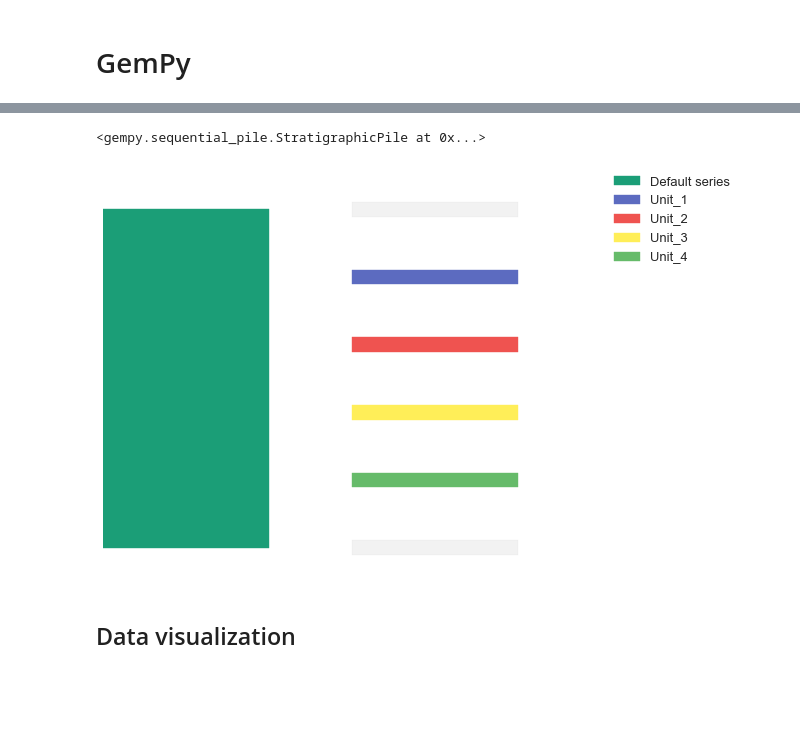
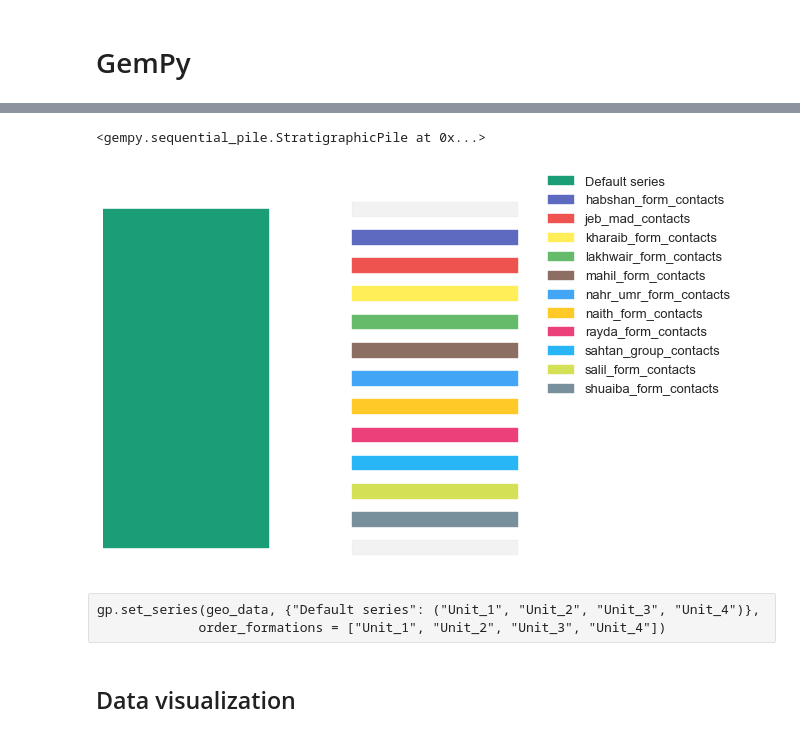
Before and after one commit to cgre-aachen/remote-geomod, a Jupyter notebook: notebooks/workflow.ipynb, the cells around one changed output, grey strips where cells are left out. Cells and saved outputs as stored; diff of their text form; code cells hidden in the pictures; blank space fills up the shorter version.

Commit message:
- added danielles data

```diff
--- a/notebooks/workflow.ipynb
+++ b/notebooks/workflow.ipynb
@@ -65,0 +66,3 @@ k1 = rgeomod.kml_to_plane.KmlPoints(filename = "../data/dome51_test_dips.kml", d
+# %%
+ks_names = [s[:-4] for s in os.listdir(filepath)]
+ks_names
@@ -65,0 +87,10 @@ k1 = rgeomod.kml_to_plane.KmlPoints(filename = "../data/dome51_test_dips.kml", d
+# %%
+dips_bool = []
+for name in ks_names:
+    if "dips" in name:
+        dips_bool.append(1)
+    else:
+        dips_bool.append(0)
+
+dips_bool = np.array(dips_bool).astype(bool)
+dips_bool
@@ -100,12 +132,14 @@ for k in ks:
 fig = plt.figure()
 ax = fig.add_subplot(111, projection='3d')
 
-colors = ["black", "yellow", "red", "green", "purple"]
+# colors = ["black", "yellow", "red", "green", "purple"]
 
 for i, k in enumerate(ks_coords):
-    ax.scatter(k[0],k[1],k[2], c=colors[i], alpha=0.5, s=30, label=ks_names[i])
-
-ax.legend()
+    if dips_bool[i]:
+        ax.scatter(k[0],k[1],k[2], alpha=0.5, s=15, label=ks_names[i])
+    else:
+        ax.scatter(k[0],k[1],k[2], color="black", alpha=0.5, s=15, label=ks_names[i])
+#ax.legend()
 ax.set_xlabel("X")
 ax.set_ylabel("Y")
 ax.set_zlabel("Z")
@@ -177,0 +215,7 @@ interf = rgeomod.points_to_gempy_interf(ks_coords[1:], ks_names[1:])
+# %%
+ks_coords_interf = []
+ks_names_interf = []
+for i, k in enumerate(ks_coords):
+    if not dips_bool[i]:
+        ks_coords_interf.append(k)
+        ks_names_interf.append(ks_names[i])
@@ -203,9 +279,12 @@ geo_data=gp.create_data(extent=[612000, 622000, 2472000, 2480000, -1000, 1000],
 # %%
-gp.set_series(geo_data, {"Default series": ("Unit_1", "Unit_2", "Unit_3", "Unit_4")},
-             order_formations = ["Unit_1", "Unit_2", "Unit_3", "Unit_4"])
+gp.set_series(geo_data, {"Default series": tuple(ks_names_interf)},
+             order_formations = ks_names_interf)
 # %% [output]
 <gempy.sequential_pile.StratigraphicPile at 0x...>
-[figure, old version]
+[figure, new version]
+# %% [raw]
+gp.set_series(geo_data, {"Default series": ("Unit_1", "Unit_2", "Unit_3", "Unit_4")},
+             order_formations = ["Unit_1", "Unit_2", "Unit_3", "Unit_4"])
 # %% [markdown]
 ## Data visualization
 # %% [markdown]
```
Also changed, not shown: parts of 28 cells of this notebook, 19 other files.
